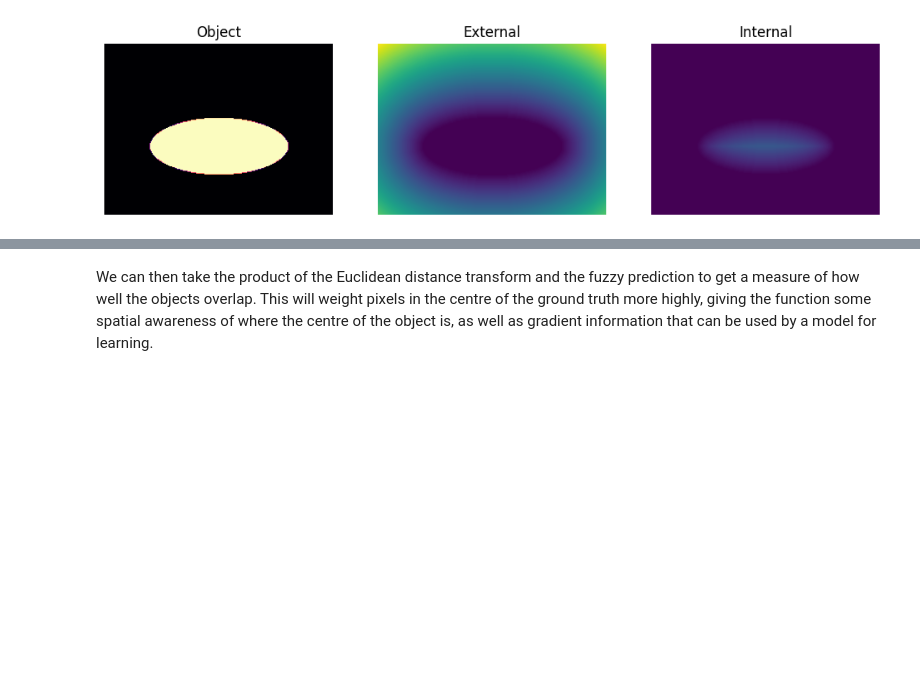
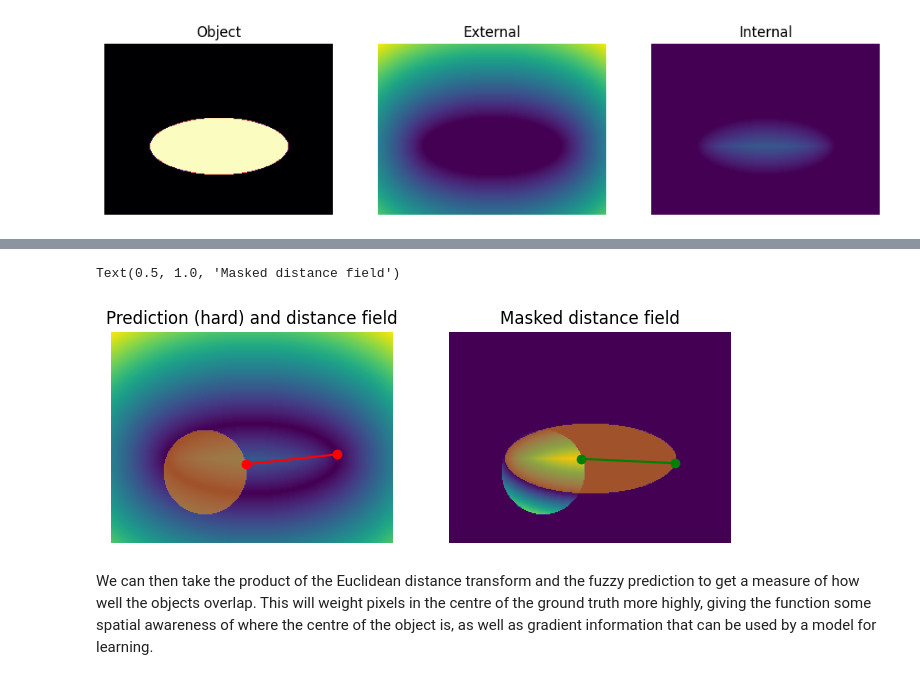
Before and after one commit to JGIBristol/fish_test, a Jupyter notebook: haussdorf_loss.ipynb, the cells around one changed output, grey strips where cells are left out. Saved outputs shown, nothing was run; the diff lists cells and outputs as text; code cells hidden in the pictures; blank space fills up the shorter version.

Commit message:
locate where the furthest point from our hard prediction is

```diff
--- a/haussdorf_loss.ipynb
+++ b/haussdorf_loss.ipynb
@@ -182,3 +186,79 @@ Text(0.5, 1.0, 'Internal')
+# %%
+"""
+Find the Hausdorff distance between two objects, and also show the distance transform masked by the hard object
+
+"""
+
+total_distance_field = external_distance_field(y) + internal_distance_field(y)
+masked_distance_field = np.where(hard_x, total_distance_field, 0)
+# %%
+fig, axes = plt.subplots(1, 2, figsize=(8, 4))
+
+
+def transparent_cmap(colour_name: str) -> colors.LinearSegmentedColormap:
+    """Smoothly go from transparent to a colour"""
+    return colors.LinearSegmentedColormap.from_list(
+        "", [(0, (1, 1, 1, 0)), (1, colors.to_rgba(colour_name))]
+    )
+
+
+for axis in axes:
+    axis.set_axis_off()
+
+plot_kw = {"origin": "lower", "aspect": "equal"}
+
+# Plot the distance field and the object
+axes[0].imshow(total_distance_field.T, **plot_kw)
+axes[0].imshow(hard_x.T, cmap=transparent_cmap("orange"), **plot_kw, alpha=0.5)
+
+# Plot the Hausdorff points for the hard object and the ground truth
+axes[0].plot(hausdorff_x, hausdorff_y, "ro-")
+
+
+# Plot the masked distance field
+axes[1].imshow(masked_distance_field.T, **plot_kw)
+axes[1].imshow(y.T, cmap=transparent_cmap("orange"), **plot_kw, alpha=0.5)
+
+# Plot the maximum distance in the masked field, and the corresponding furthest point from the ground truth
+
+
+def furthest_point(arr: np.ndarray, point: tuple[int, int]) -> tuple[int, int]:
+    """
+    The furthest point in the binary array from a given point
+
+    """
+    assert set(np.unique(arr)) <= {0, 1}
+
+    # Convert the True points in the array to coordinates
+    coords = np.argwhere(arr)
+
+    # Find the distance between the point and all the other points
+    distances = np.linalg.norm(coords - point, axis=1)
+
+    # Find the index of the maximum distance
+    max_dist = distances.argmax()
+
+    return tuple(coords[max_dist])
+
+
+def max_location(arr: np.ndarray) -> tuple[int, int]:
+    """
+    The location of the maximum value in an array
+
+    """
+    max_idx = np.unravel_index(arr.argmax(), arr.shape)
+    return tuple(max_idx)
+
+
+max_loc = max_location(masked_distance_field)
+furthest = furthest_point(y, max_loc)
+axes[1].plot(*zip(furthest, max_loc), "go-")
+
+axes[0].set_title("Prediction (hard) and distance field")
+axes[1].set_title("Masked distance field")
+# %% [output]
+Text(0.5, 1.0, 'Masked distance field')
+[figure, added]
 # %% [markdown]
 We can then take the product of the Euclidean distance transform and the fuzzy prediction to get a measure of how well the objects overlap.
 This will weight pixels in the centre of the ground truth more highly, giving the function some spatial awareness of where the centre of the object is, as well as gradient information that can be used by a model for learning.
```
Also changed, not shown: parts of 1 cell of this notebook.
